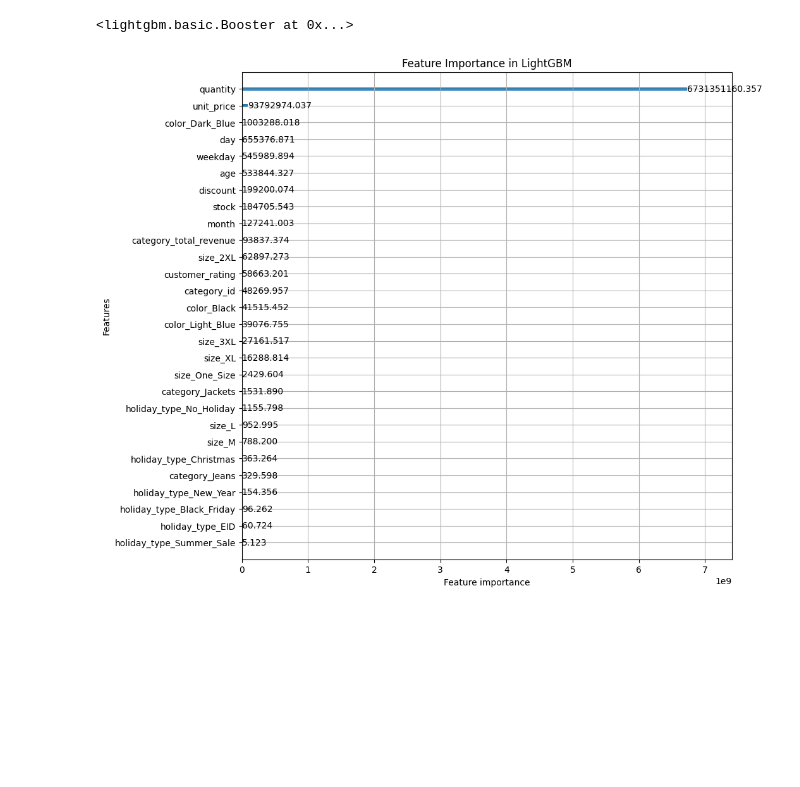
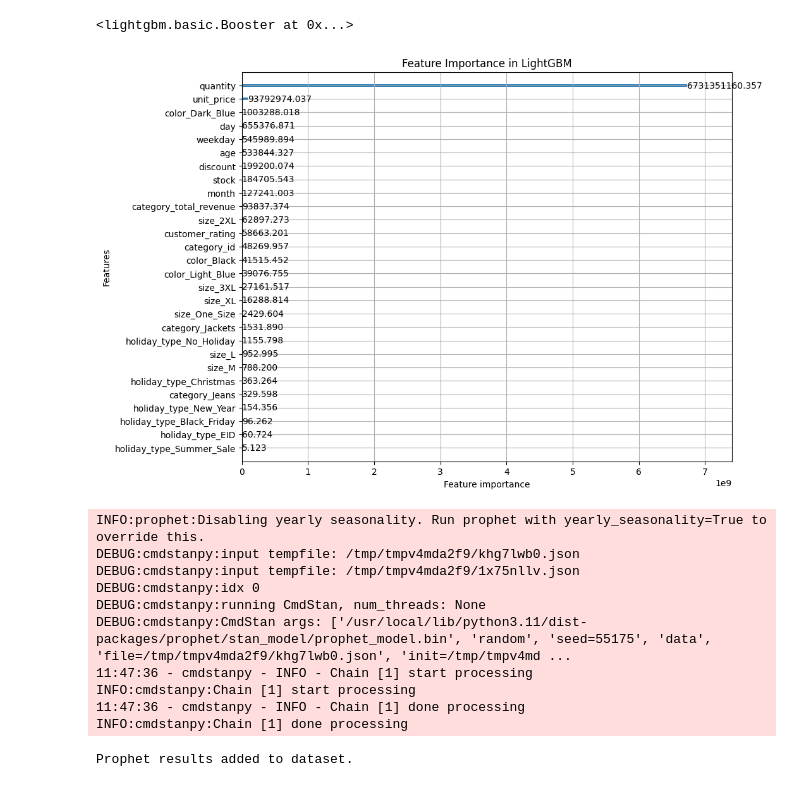
Before and after one commit to AaliyanShuja/SalesPrediction, a Jupyter notebook: SalesPrediction.ipynb, the cells around one changed output. Cells and saved outputs as stored; diff of their text form; code cells hidden in the pictures; blank space fills up the shorter version.

```diff
--- a/SalesPrediction.ipynb
+++ b/SalesPrediction.ipynb
@@ -978,8 +1008,54 @@ loaded_model = lgb.Booster(model_file="lightgbm_model.txt")
 y_pred = loaded_model.predict(X_test)
 # %%
 
-lgb.plot_importance(final_model, importance_type="gain", figsize=(10, 10))
+lgb.plot_importance(final_model, importance_type="gain", figsize=(10, 8))
 plt.title("Feature Importance in LightGBM")
 plt.show()
 # %% [output]
-[figure, old version]
+[figure, new version]
+# %%
+from prophet import Prophet
+import pandas as pd
+
+# Load dataset (ensure your dataset has 'ds' and 'y' columns)
+df = pd.read_csv("/content/Women_Ecommerce_Purchase_Data.csv")
+df=df.rename(columns={'order_date':'ds','revenue':'y'})
+
+# Ensure the date column is in the correct format
+df['ds'] = pd.to_datetime(df['ds'])
+
+# Initialize and fit Prophet model
+prophet = Prophet()
+prophet.fit(df[['ds', 'y']])  # 'y' should be the column representing sales/revenue
+
+# Create a future dataframe for forecasting
+future = prophet.make_future_dataframe(periods=30)  # Change periods as needed
+
+# Get forecast
+forecast = prophet.predict(future)
+
+# Extract the relevant prediction values
+forecast = forecast[['ds', 'yhat']]
+
+# Rename yhat (forecasted values) for merging with LightGBM dataset
+forecast.rename(columns={'yhat': 'prophet_forecast'}, inplace=True)
+
+# Merge Prophet results with your dataset (on date column)
+df = df.merge(forecast, on='ds', how='left')
+
+# Save the new dataset with Prophet results
+df.to_csv("dataset_with_prophet.csv", index=False)
+
+print("Prophet results added to dataset.")
+# %% [output]
+INFO:prophet:Disabling yearly seasonality. Run prophet with yearly_seasonality=True to override this.
+DEBUG:cmdstanpy:input tempfile: /tmp/tmpv4mda2f9/khg7lwb0.json
+DEBUG:cmdstanpy:input tempfile: /tmp/tmpv4mda2f9/1x75nllv.json
+DEBUG:cmdstanpy:idx 0
+DEBUG:cmdstanpy:running CmdStan, num_threads: None
+DEBUG:cmdstanpy:CmdStan args: ['/usr/local/lib/python3.11/dist-packages/prophet/stan_model/prophet_model.bin', 'random', 'seed=55175', 'data', 'file=/tmp/tmpv4mda2f9/khg7lwb0.json', 'init=/tmp/tmpv4md ...
+11:47:36 - cmdstanpy - INFO - Chain [1] start processing
+INFO:cmdstanpy:Chain [1] start processing
+11:47:36 - cmdstanpy - INFO - Chain [1] done processing
+INFO:cmdstanpy:Chain [1] done processing
+Prophet results added to dataset.
```
Also changed, not shown: parts of 6 cells of this notebook.
